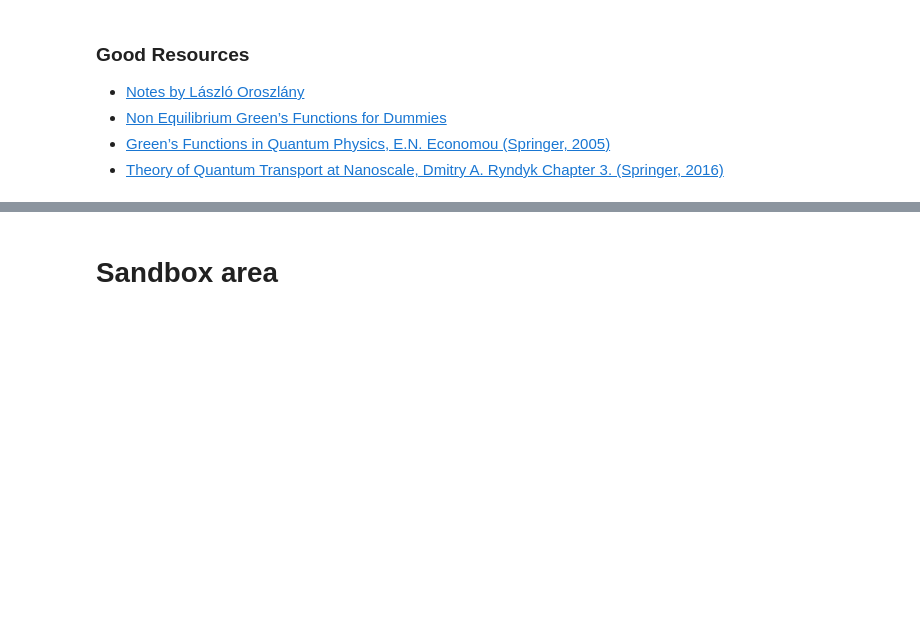
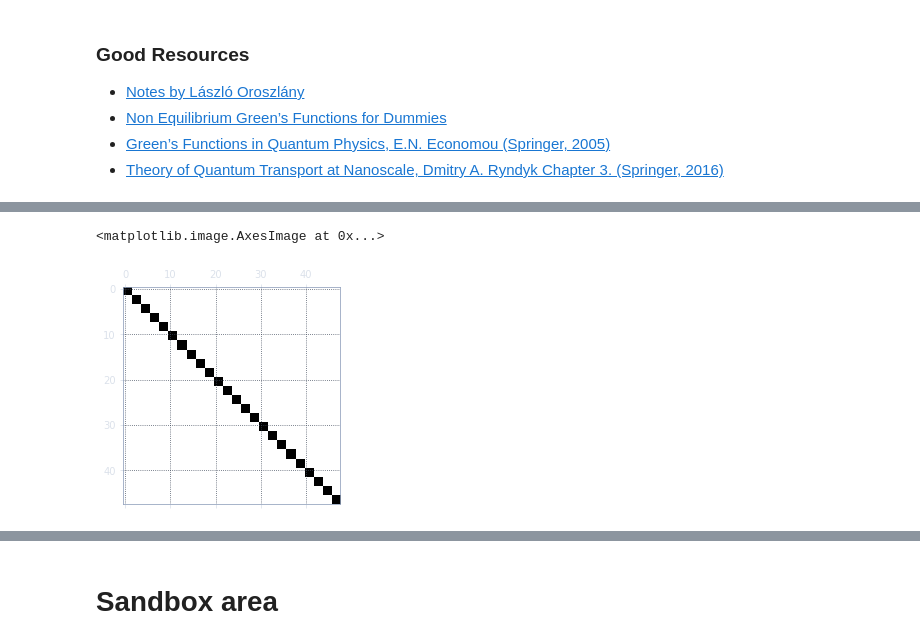
Before and after one commit to dnnagy/mezo2019, a Jupyter notebook: BHZ.ipynb, the cells around one changed output, grey strips where cells are left out. Drawn from its saved outputs; the diff is of its cells as text; code cells hidden in the pictures; blank space fills up the shorter version.

```diff
--- a/BHZ.ipynb
+++ b/BHZ.ipynb
@@ -145,0 +238,5 @@ def get_gf():
+# %%
+plt.spy( get_H1_cc(nrows=12).toarray() )
+# %% [output]
+<matplotlib.image.AxesImage at 0x...>
+[figure, added]
```
Also changed, not shown: parts of 46 cells of this notebook.
